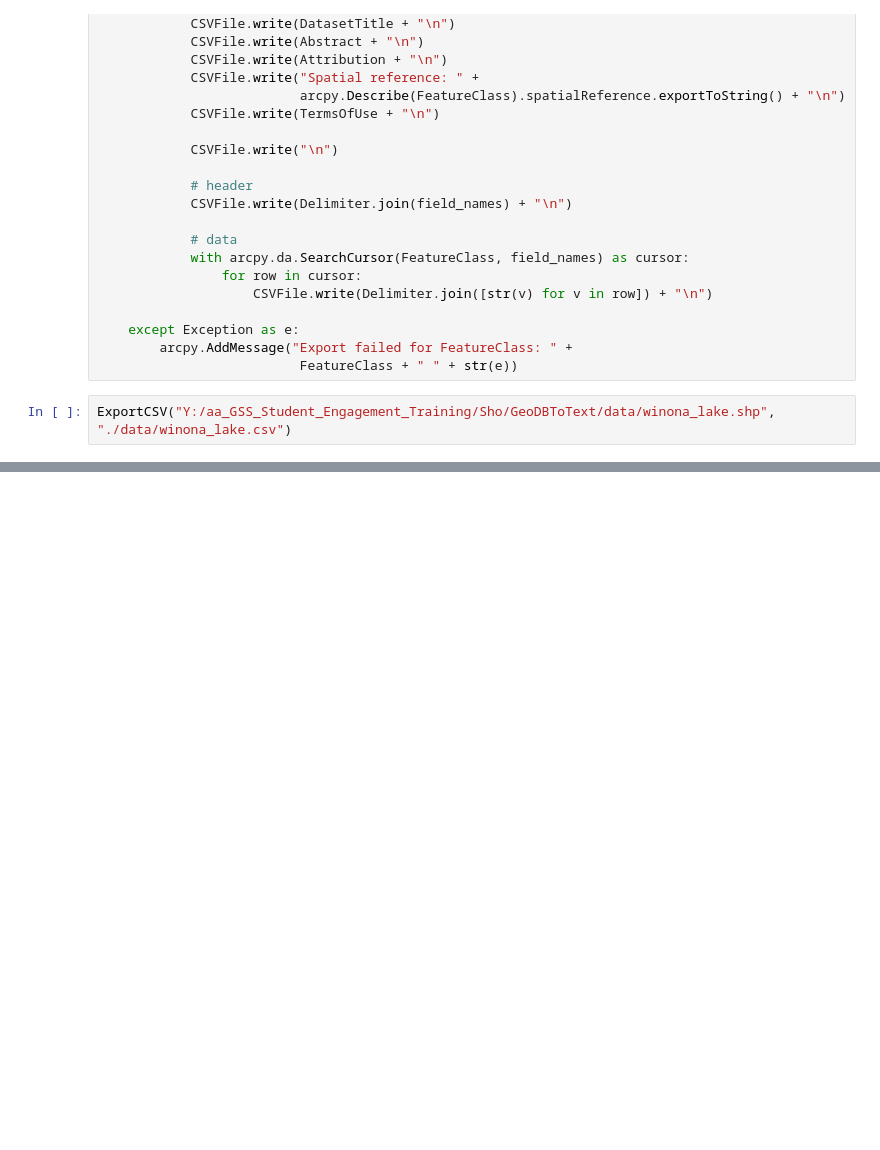
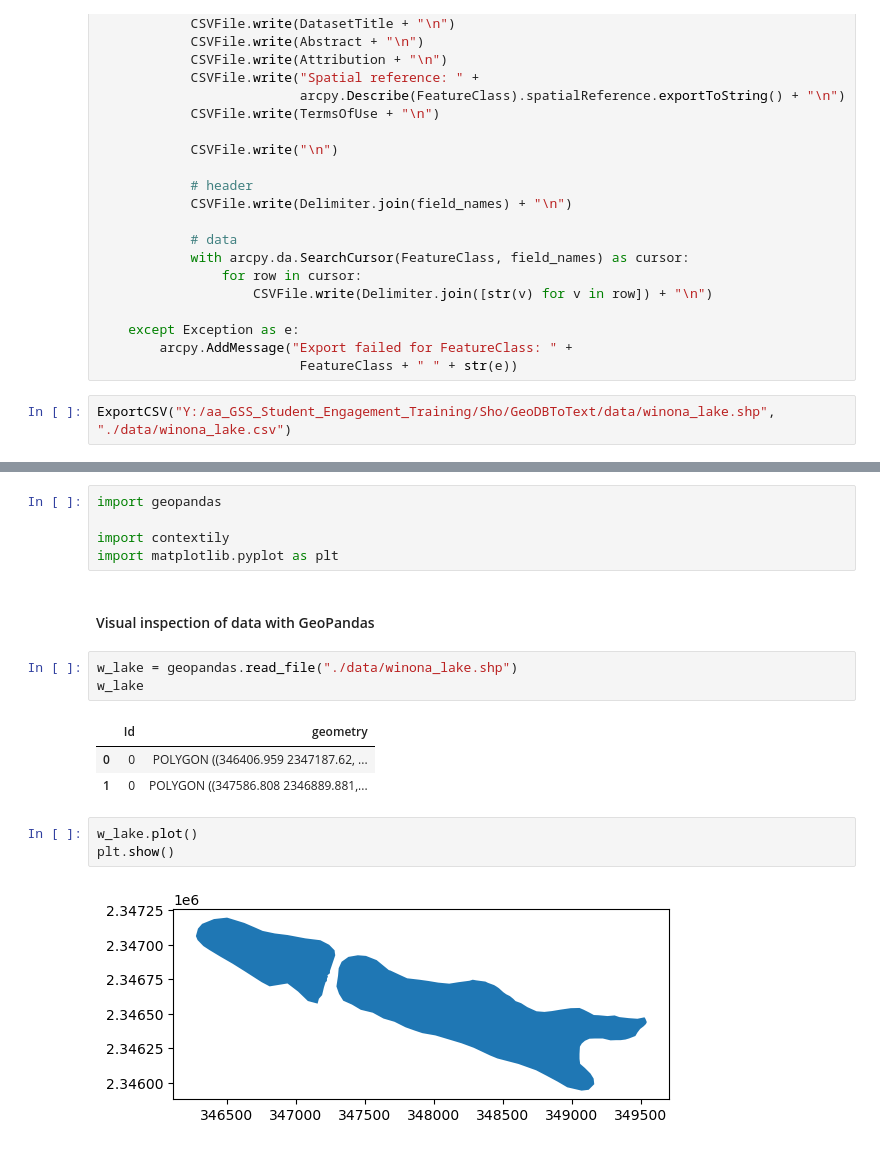
Before and after one commit to ShoSato-047/GeoDBToText, a Jupyter notebook: original.ipynb, the cells around one changed output, grey strips where cells are left out. Drawn from its saved outputs; the diff is of its cells as text; blank space fills up the shorter version.

```diff
--- a/original.ipynb
+++ b/original.ipynb
@@ -197,0 +245,19 @@ ExportCSV("Y:/aa_GSS_Student_Engagement_Training/Sho/GeoDBToText/data/winona_lak
+# %%
+import geopandas
+
+import contextily
+import matplotlib.pyplot as plt
+# %% [markdown]
+#### Visual inspection of data with GeoPandas
+# %%
+w_lake = geopandas.read_file("./data/winona_lake.shp")
+w_lake
+# %% [output]
+|  | Id | geometry |
+| 0 | 0 | POLYGON ((346406.959 2347187.62, ... |
+| 1 | 0 | POLYGON ((347586.808 2346889.881,... |
+# %%
+w_lake.plot()
+plt.show()
+# %% [output]
+[figure, added]
```
Also changed, not shown: parts of 7 cells of this notebook, 6 other files.
